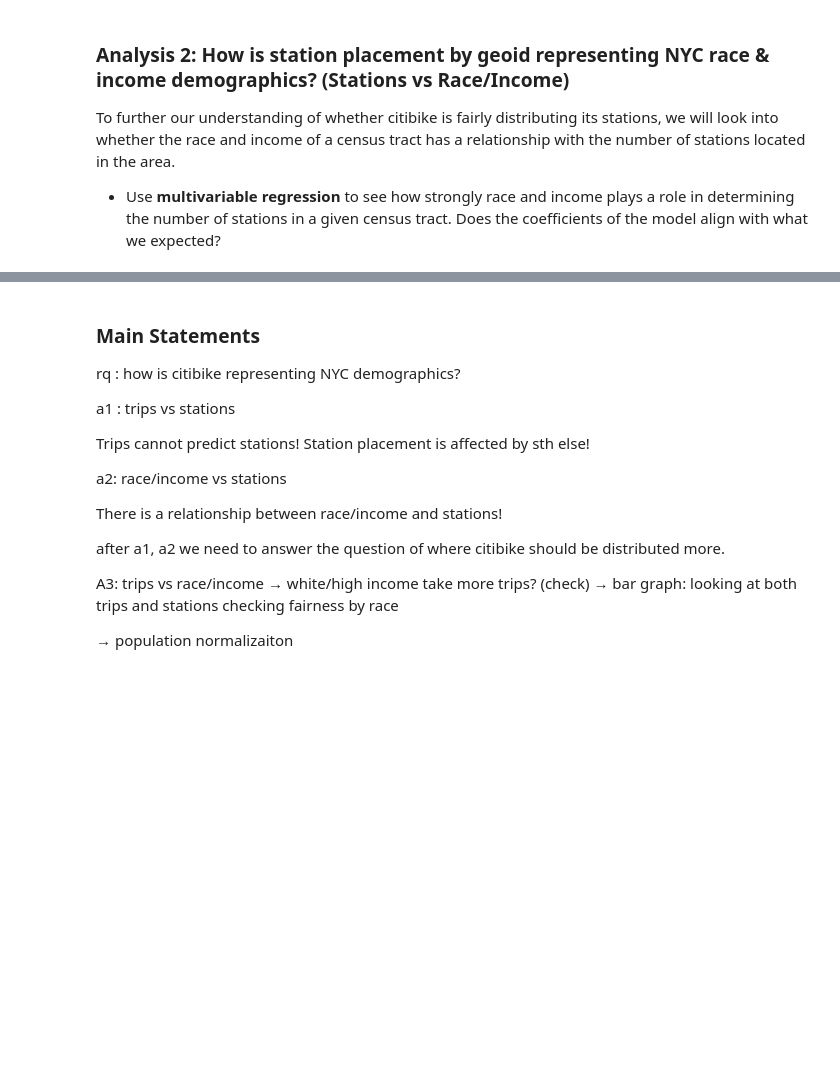
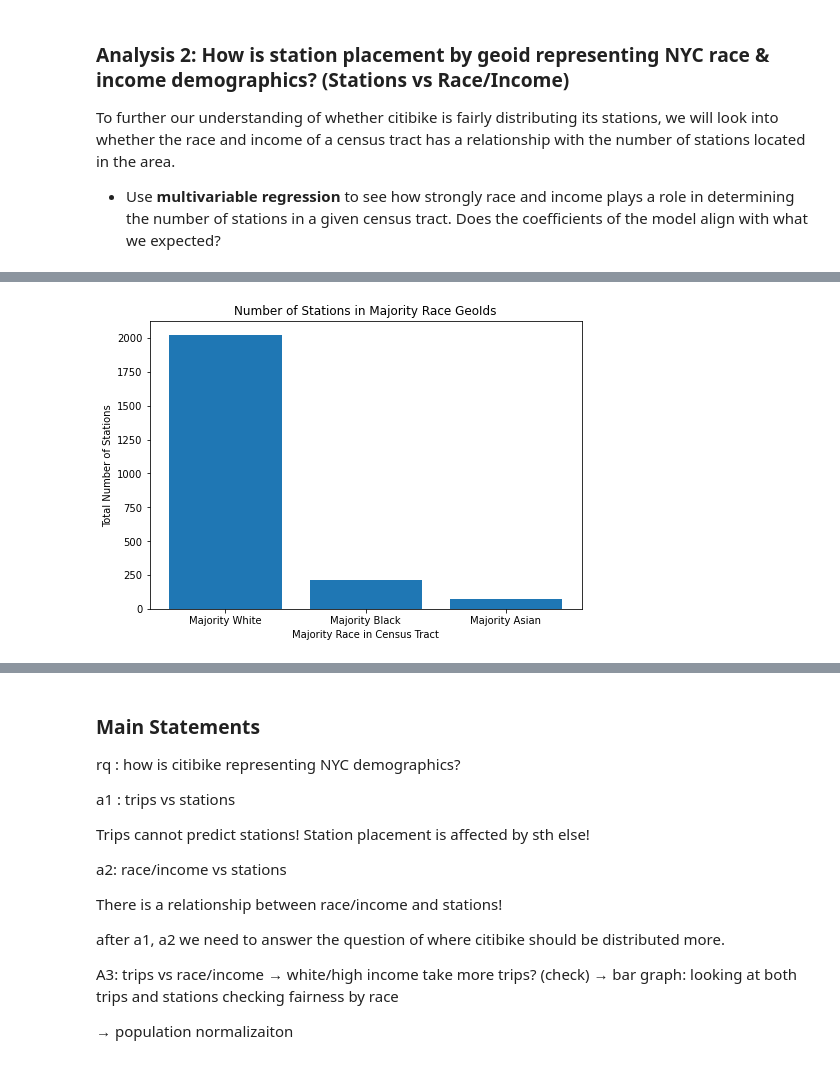
Before and after one commit to shljessie/INFO-2950, a Jupyter notebook: project_phase_submissions/final.ipynb, the cells around one changed output, grey strips where cells are left out. Cells and saved outputs as stored; diff of their text form; code cells hidden in the pictures; blank space fills up the shorter version.

Commit message:
revised race and income and stations

```diff
--- a/project_phase_submissions/final.ipynb
+++ b/project_phase_submissions/final.ipynb
@@ -1009,0 +610,12 @@ From these bar charts, we can see that the census tracts that had seven, eight,
+# %%
+fig = plt.figure()
+ax = fig.add_axes([0,0,1,1])
+y = ['Majority White', 'Majority Black', 'Majority Asian']
+x = [w_major.num_stations.sum(), b_major.num_stations.sum(), a_major.num_stations.sum()]
+plt.bar(y,x)
+plt.title('Number of Stations in Majority Race GeoIds')
+plt.xlabel('Majority Race in Census Tract')
+plt.ylabel('Total Number of Stations')
+plt.show()
+# %% [output]
+[figure, added]
```
Also changed, not shown: parts of 66 cells of this notebook.
